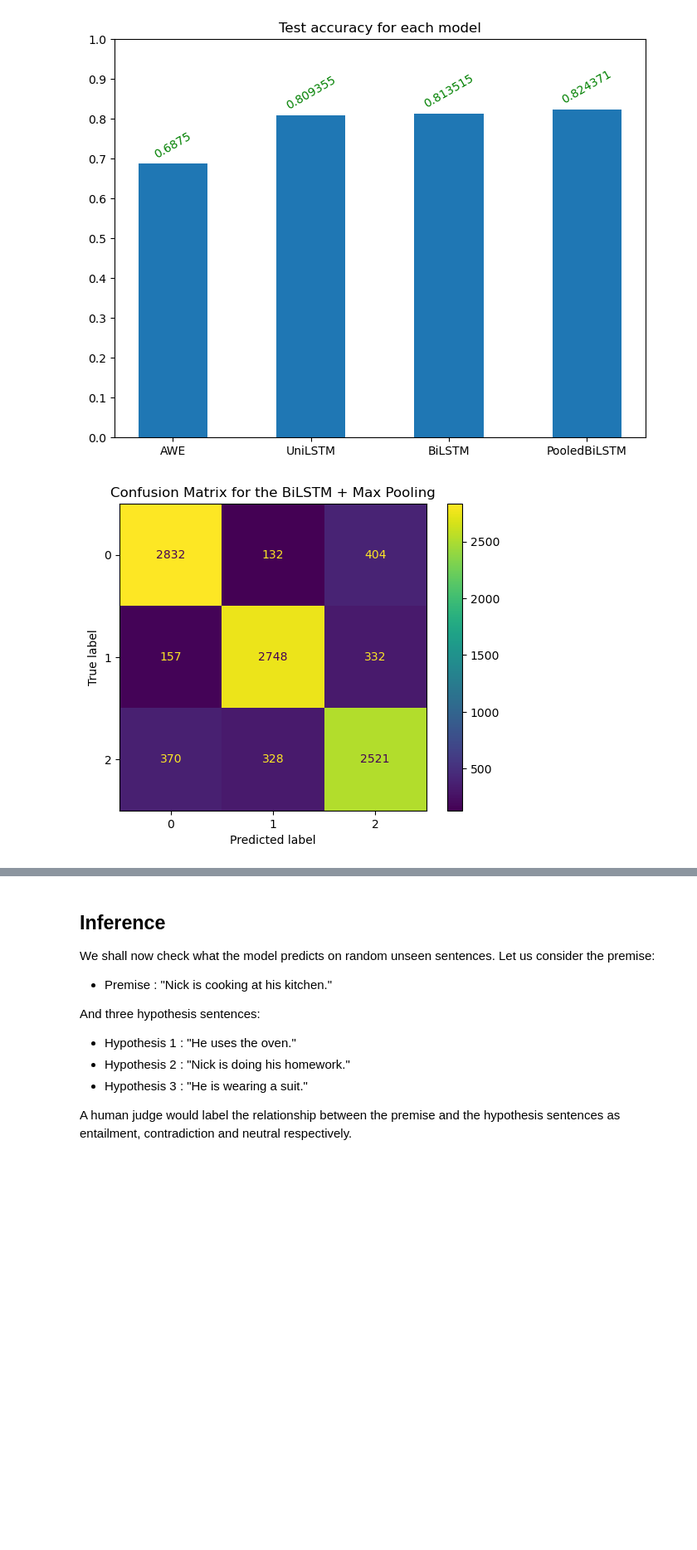
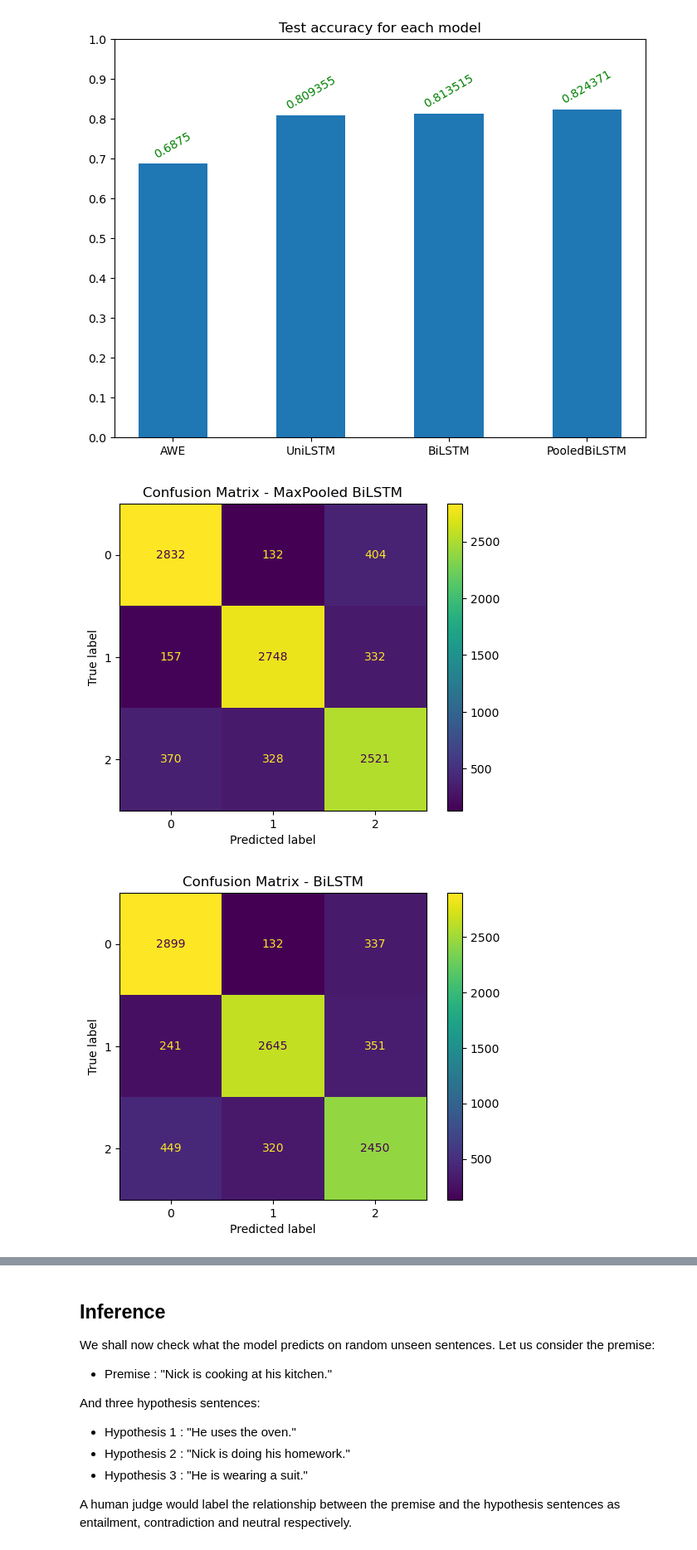
Before and after one commit to apostolikas/UvA-Advanced-Topics-in-Computational-Semantics, a Jupyter notebook: analysis.ipynb, the cells around one changed output, grey strips where cells are left out. Shown at 83% size. Cells and saved outputs as stored; diff of their text form; code cells hidden in the pictures; blank space fills up the shorter version.

Commit message:
added confusion matrix for all models

```diff
--- a/analysis.ipynb
+++ b/analysis.ipynb
@@ -207,9 +207,9 @@ def test_model(model, test_dataloader, device_type):
 
     return eval_loss, eval_acc, total_predictions, total_labels
 # %%
-_, test_acc_AWE, _,_ = test_model(AWE_model, test_loader, 'cpu')
-_, test_acc_UniLSTM, _,_ = test_model(UniLSTM_model, test_loader, 'cpu')
-_, test_acc_BiLSTM, _,_ = test_model(BiLSTM_model, test_loader, 'cpu')
+_, test_acc_AWE, awe_preds,awe_labels = test_model(AWE_model, test_loader, 'cpu')
+_, test_acc_UniLSTM, uni_preds,uni_labels = test_model(UniLSTM_model, test_loader, 'cpu')
+_, test_acc_BiLSTM, bi_preds,bi_labels = test_model(BiLSTM_model, test_loader, 'cpu')
 _, test_acc_PooledBiLSTM, pooled_preds,pooled_labels= test_model(PooledBiLSTM_model, test_loader, 'cpu')
 print("Test accuracy of AWE :", "%.2f"% (100*test_acc_AWE.item()), "%")
 print("Test accuracy of UniLSTM :", "%.2f"% (100*test_acc_UniLSTM.item()), "%")
@@ -232,11 +232,27 @@ plt.title("Test accuracy for each model")
 plt.show()
 # %% [output]
 [figure]
-# %%
-confusion_matrix = metrics.confusion_matrix(np.array(torch.cat(pooled_labels, dim=0)), np.array(torch.cat(pooled_preds, dim=0)))
-disp = metrics.ConfusionMatrixDisplay(confusion_matrix=confusion_matrix)
-disp.plot()
-plt.title('Confusion Matrix for the BiLSTM + Max Pooling')
-plt.show()
-# %% [output]
-[figure, removed]
+# %%
+confusion_matrix = metrics.confusion_matrix(np.array(torch.cat(pooled_labels, dim=0)), np.array(torch.cat(pooled_preds, dim=0)))
+disp = metrics.ConfusionMatrixDisplay(confusion_matrix=confusion_matrix)
+disp.plot()
+plt.title('Confusion Matrix - MaxPooled BiLSTM')
+plt.show()
+confusion_matrix1 = metrics.confusion_matrix(np.array(torch.cat(bi_labels, dim=0)), np.array(torch.cat(bi_preds, dim=0)))
+disp1 = metrics.ConfusionMatrixDisplay(confusion_matrix=confusion_matrix1)
+disp1.plot()
+plt.title('Confusion Matrix - BiLSTM')
+plt.show()
+confusion_matrix2 = metrics.confusion_matrix(np.array(torch.cat(uni_labels, dim=0)), np.array(torch.cat(uni_preds, dim=0)))
+disp2 = metrics.ConfusionMatrixDisplay(confusion_matrix=confusion_matrix2)
+disp2.plot()
+plt.title('Confusion Matrix - UniLSTM')
+plt.show()
+confusion_matrix3 = metrics.confusion_matrix(np.array(torch.cat(awe_labels, dim=0)), np.array(torch.cat(awe_preds, dim=0)))
+disp3 = metrics.ConfusionMatrixDisplay(confusion_matrix=confusion_matrix3)
+disp3.plot()
+plt.title('Confusion Matrix - AWE')
+plt.show()
+# %% [output]
+[figure, added]
+[figure, added]
```
Also changed, not shown: parts of 8 cells of this notebook.
